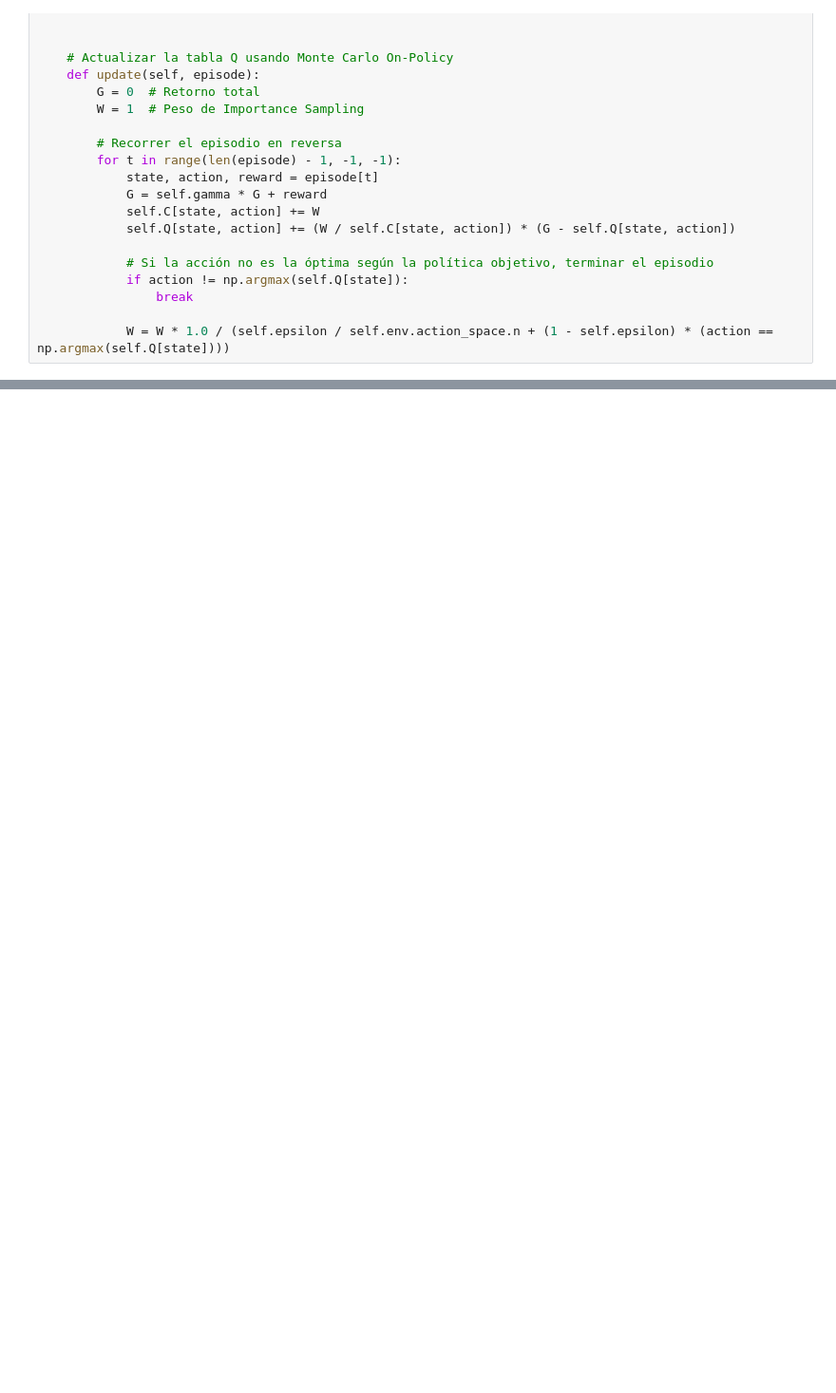
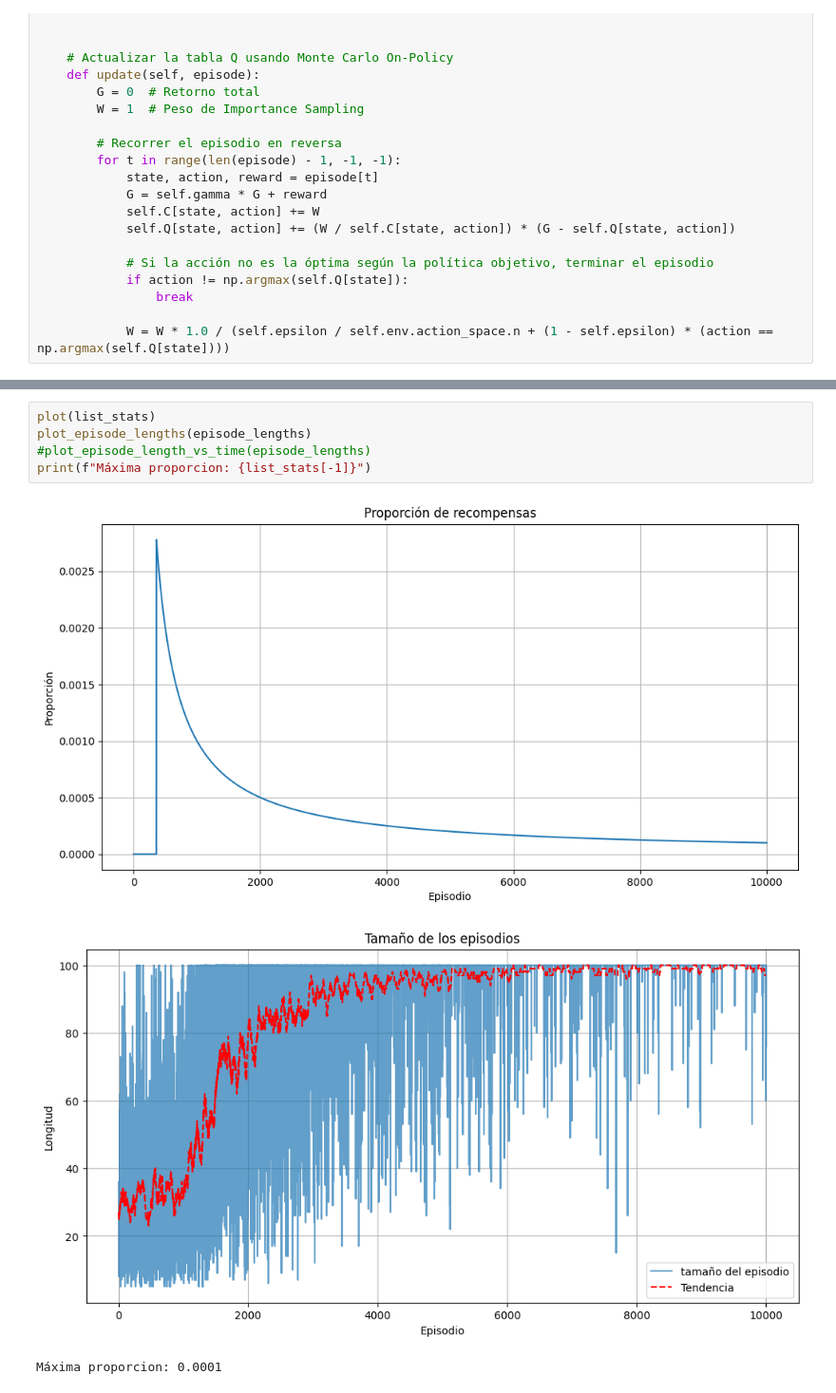
Before and after one commit to salvadeharo10/RL_DHBV, a Jupyter notebook: MonteCarloTodasLasVisitas.ipynb, the cells around one changed output, grey strips where cells are left out. Shown at 95% size. Saved outputs shown, nothing was run; the diff lists cells and outputs as text; blank space fills up the shorter version.

```diff
--- a/MonteCarloTodasLasVisitas.ipynb
+++ b/MonteCarloTodasLasVisitas.ipynb
@@ -575,0 +576,9 @@ Q, list_stats, episode_lengths = on_policy_all_visit(agent, env8, num_episodes=N
+# %%
+plot(list_stats)
+plot_episode_lengths(episode_lengths)
+#plot_episode_length_vs_time(episode_lengths)
+print(f"Máxima proporcion: {list_stats[-1]}")
+# %% [output]
+[figure, added]
+[figure, added]
+Máxima proporcion: 0.0001
```
Also changed, not shown: parts of 1 cell of this notebook.
